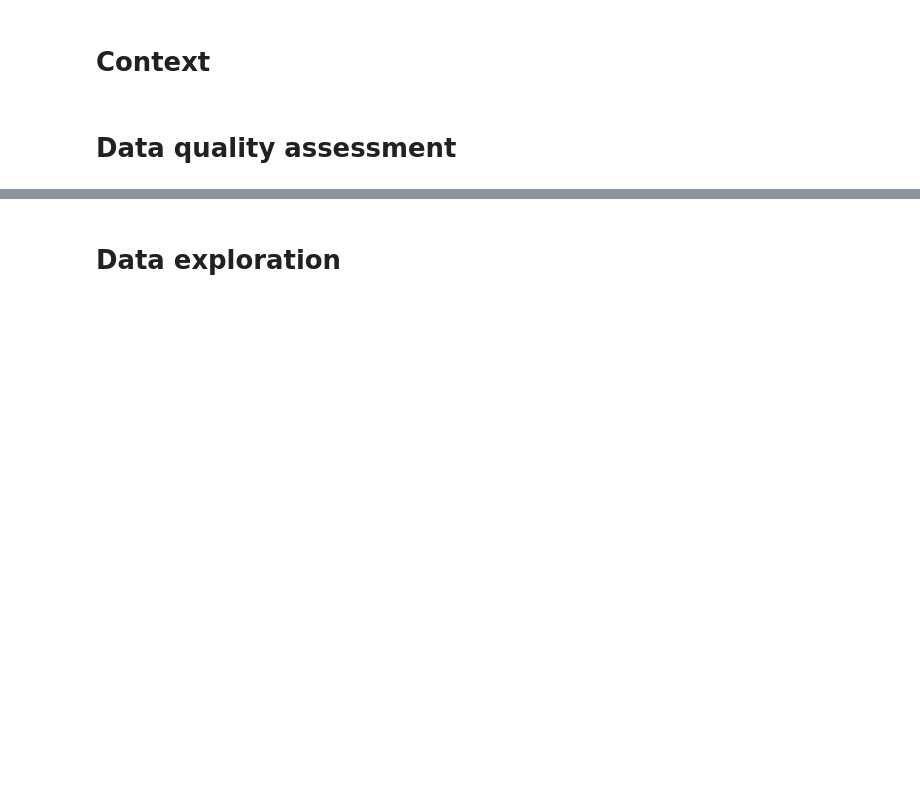
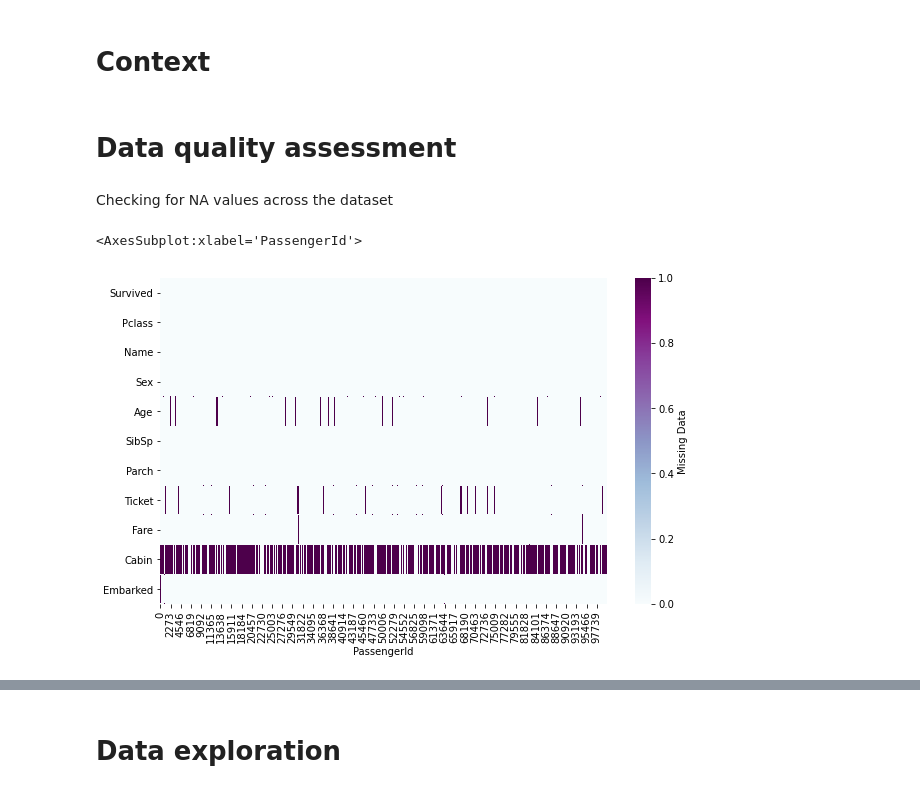
Before and after one commit to tshura/ml-intro, a Jupyter notebook: 2_data_exploration/eda.ipynb, the cells around one changed output, grey strips where cells are left out. Cells and saved outputs as stored; diff of their text form; code cells hidden in the pictures; blank space fills up the shorter version.

```diff
--- a/2_data_exploration/eda.ipynb
+++ b/2_data_exploration/eda.ipynb
@@ -30,3 +30,13 @@ td
 # Context
 # %% [markdown]
 # Data quality assessment
+# %% [markdown]
+Checking for NA values across the dataset
+# %%
+plt.figure(figsize=(10,6))
+sns.heatmap(td.isna().transpose(),
+            cmap="BuPu",
+            cbar_kws={'label': 'Missing Data'})
+# %% [output]
+<AxesSubplot:xlabel='PassengerId'>
+[figure, added]
```
Also changed, not shown: parts of 7 cells of this notebook.
